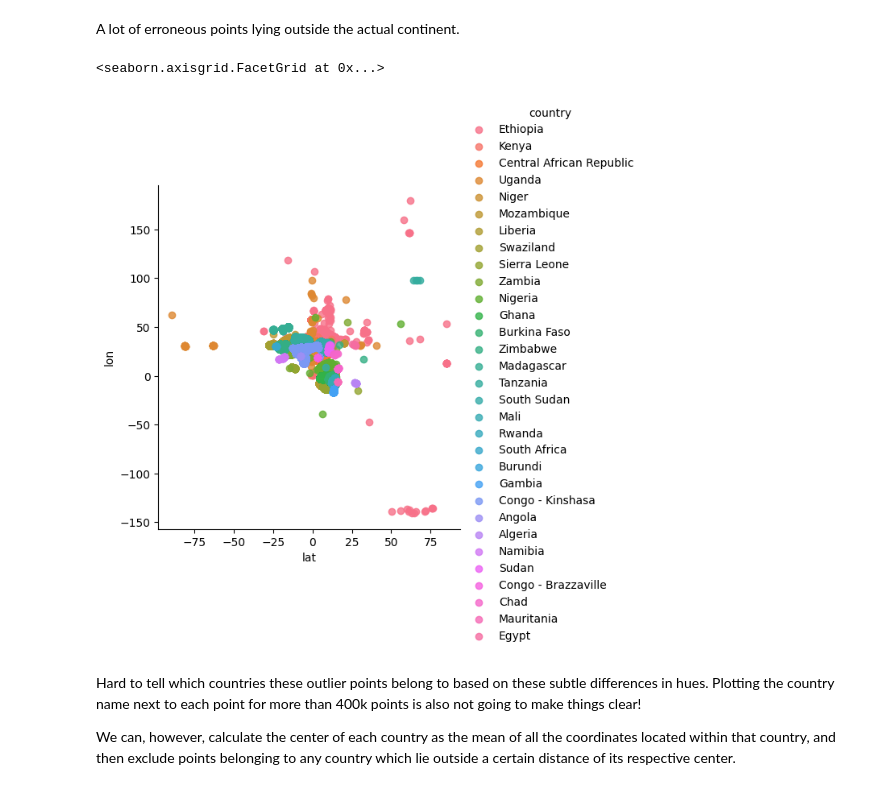
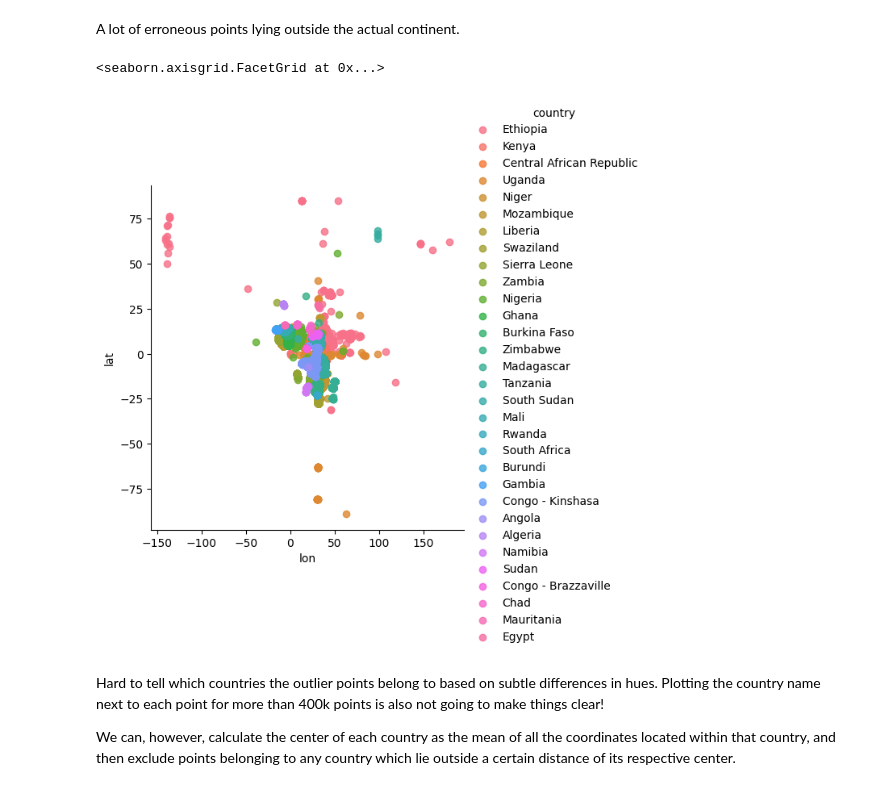
Before and after one commit to apsocarras/africa-water-access, a Jupyter notebook: final.ipynb, the cells around one changed output. Cells and saved outputs as stored; diff of their text form; code cells hidden in the pictures.

```diff
--- a/final.ipynb
+++ b/final.ipynb
@@ -2,10 +2,10 @@
 import pandas as pd
 import numpy as np
 import datetime as dt
-import seaborn as sn
+import seaborn as sns
 
 data = './data/water.csv'
-water = pd.read_csv(data, index_col=0)\
+water = pd.read_csv(data, index_col=0)
 
 water.head()
 # %% [output]
@@ -82,12 +67,12 @@ gdf.plot(ax=africa.plot(), marker = 'o', color='red')
 # %% [markdown]
 A lot of erroneous points lying outside the actual continent.
 # %%
-sn.lmplot(data=water, x='lat', y='lon', fit_reg=False, hue='country')
+sns.lmplot(data=water, x='lon', y='lat', fit_reg=False, hue='country')
 # %% [output]
 <seaborn.axisgrid.FacetGrid at 0x...>
-[figure, old version]
+[figure, new version]
 # %% [markdown]
-Hard to tell which countries these outlier points belong to based on these subtle differences in hues. Plotting the country name next to each point for more than 400k points is also not going to make things clear!
+Hard to tell which countries the outlier points belong to based on subtle differences in hues. Plotting the country name next to each point for more than 400k points is also not going to make things clear!
 
 We can, however, calculate the center of each country as the mean of all the coordinates located within that country, and then exclude points belonging to any country which lie outside a certain distance of its respective center.
 # %%
```
Also changed, not shown: parts of 7 cells of this notebook.
